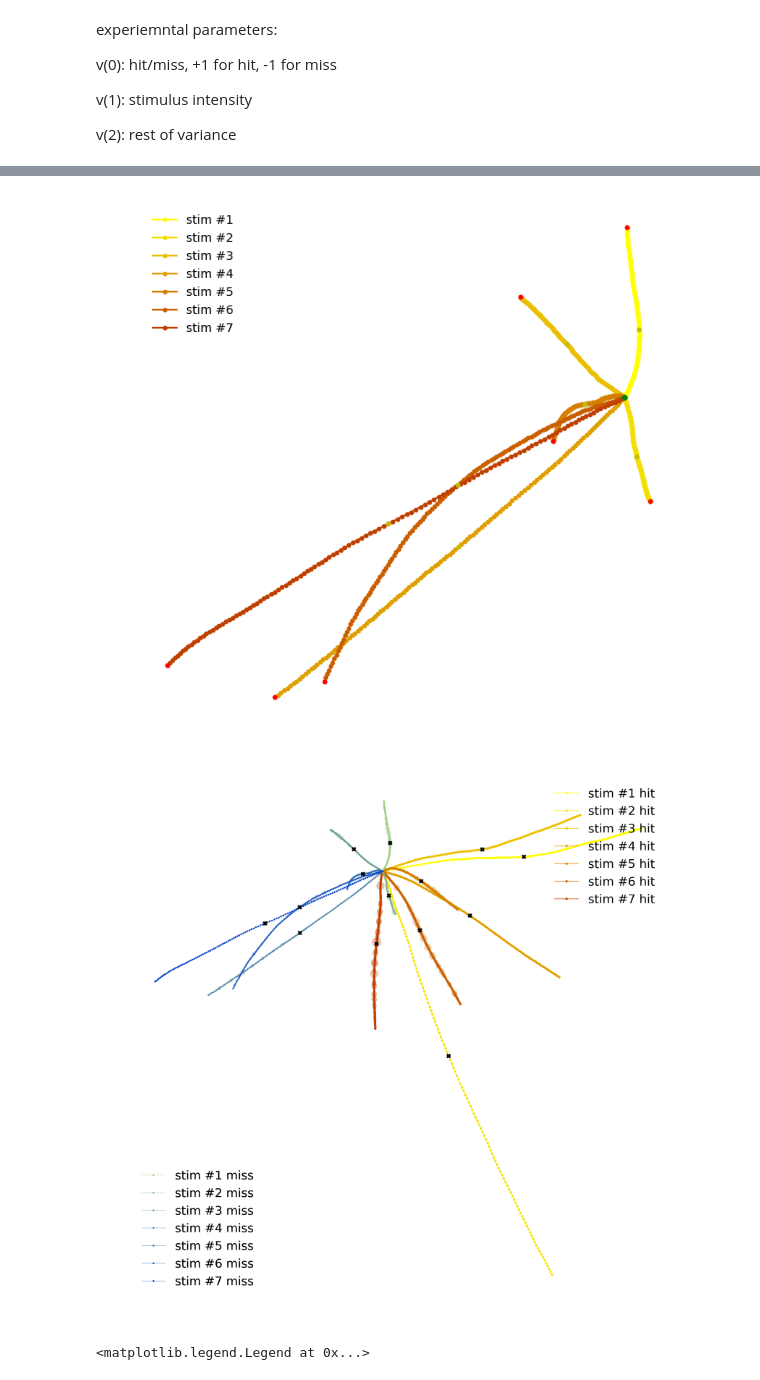
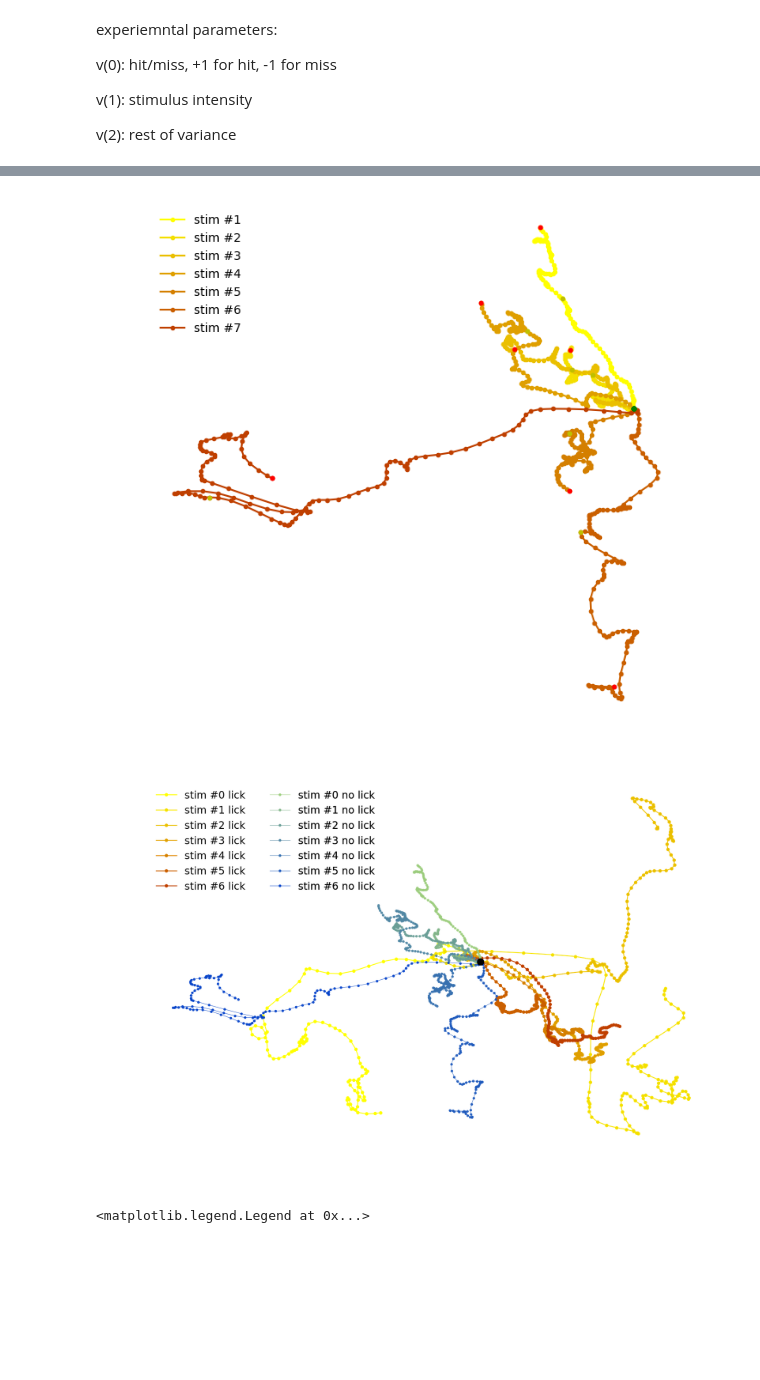
Before and after one commit to ge00rg/LabRotSprekeler, a Jupyter notebook: Regression.ipynb, the cells around one changed output, grey strips where cells are left out. Saved outputs shown, nothing was run; the diff lists cells and outputs as text; code cells hidden in the pictures; blank space fills up the shorter version.

```diff
--- a/Regression.ipynb
+++ b/Regression.ipynb
@@ -257,7 +257,7 @@ def filter_c(meta, data, hit, stim_id):
 
     return data[trials_mask]
 # %%
-meta, data = preprocessing(filelist[2], time='full', windows=None, z_score=True, smooth=True, bl=True, leak=None, csum=True)
+meta, data = preprocessing(filelist[2], time='full', windows=None, z_score=True, smooth=True, bl=True, leak=None, csum=False)
 # %%
 beta = get_betas(meta, data)
 beta_re = np.transpose(beta, axes=(2,1,0))
@@ -391,7 +391,7 @@ for i in range(7):
 
     plt.legend(frameon=False)
 # %% [output]
-[figure, old version]
+[figure, new version]
 # %%
 x_ground = choice[0][58]
 y_ground = intensity[0][58]
@@ -400,7 +400,7 @@ colors = ['#BF3F00', '#CA5F00', '#D47F00', '#DF9F00', '#EABF00', '#F4DF00', '#FF
 colors_m = ['#0542C7', '#1E59BB', '#3770AF', '#5187A3', '#6A9E96', '#83B58A', '#9CCC7E'][::-1]
 
 #plt.figure(figsize=(8,8), dpi=100, frameon=False)
-fig, ax = plt.subplots(figsize=(8,8), dpi=400)
+fig, ax = plt.subplots( dpi=400)
 ax.axis('off')
 hit_labels = []
 miss_labels = []
@@ -409,45 +409,48 @@ for i in range(7):
     d = i+7
 
     diffx = choice[i][58] - x_ground
     diffy = intensity[i][58] - y_ground
 
     diffxx = choice[i+7][58] - x_ground
     diffyy = intensity[i+7][58] - y_ground
 
     #diffx = 0
     #diffy = 0
     #diffxx = 0
     #diffyy = 0
 
     a = avs[i] != 0
 
-    plt.scatter(choice[c][116]-diffx, intensity[c][116]-diffy, marker='x', zorder=4, color='black', s=8)
-    plt.scatter(choice[d][116]-diffxx, intensity[d][116]-diffyy, marker='x', zorder=4, color='black', s=8)
+    #plt.scatter(choice[c][116]-diffx, intensity[c][116]-diffy, marker='x', zorder=4, color='black', s=8)
+    #plt.scatter(choice[d][116]-diffxx, intensity[d][116]-diffyy, marker='x', zorder=4, color='black', s=8)
 
-    h, = plt.plot(choice[c][58:]-diffx, intensity[c][58:]-diffy, marker='o', linewidth=0.5, markersize=1, color=colors[i], zorder=1, label='stim #{} hit'.format(i+1))
-    plt.scatter(choice[c][58:]-diffx, intensity[c][58:]-diffy, s=avs[i][58:]**2, edgecolor='none', color=colors[i], alpha=0.3, zorder=1)
-    plt.scatter(choice[d][58:]-diffxx, intensity[d][58:]-diffyy, s=avs[d][58:]**2, edgecolor='none', color=colors_m[i], alpha=0.3, zorder=1)
-    m, = plt.plot(choice[d][58:]-diffxx, intensity[d][58:]-diffyy, marker='o', linewidth=0.2, markersize=0.5, color=colors_m[i], zorder=2, label='stim #{} miss'.format(i+1))
-    hit_labels.append('stim #{} hit'.format(i+1))
-    miss_labels.append('stim #{} miss'.format(i+1))
+    h, = plt.plot(choice[c][58:]-diffx, intensity[c][58:]-diffy, marker='o', linewidth=0.5, markersize=1, color=colors[i], zorder=1, label='stim #{} lick'.format(i))
+    #plt.scatter(choice[c][58:]-diffx, intensity[c][58:]-diffy, s=avs[i][58:]**2, edgecolor='none', color=colors[i], alpha=0.3, zorder=1)
+    #plt.scatter(choice[d][58:]-diffxx, intensity[d][58:]-diffyy, s=avs[d][58:]**2, edgecolor='none', color=colors_m[i], alpha=0.3, zorder=1)
+    m, = plt.plot(choice[d][58:]-diffxx, intensity[d][58:]-diffyy, marker='o', linewidth=0.2, markersize=0.5, color=colors_m[i], zorder=2, label='stim #{} no lick'.format(i))
+    hit_labels.append('stim #{} lick'.format(i))
+    miss_labels.append('stim #{} no lick'.format(i))
+
+    plt.scatter(choice[c][58]-diffx, intensity[c][58]-diffy, color='black', s=10, zorder=5)
+
     #plt.scatter(choice[c][58]-diffx, intensity[c][58]-diffy, color='g', s=10, zorder=2)
     #plt.scatter(choice[c][116]-diffx, intensity[c][116]-diffy, color='y', s=10, zorder=2)
     #plt.scatter(choice[c][179]-diffx, intensity[c][179]-diffy, color='r', s=10, zorder=2)
 #first_legend = plt.legend(hits[0],['asd', 'as', 'a', 'a', 'a', 'a,', 'a'])
 #plt.legend(hits[0] for h in hits)
 #plt.gca().add_artist(first_legend)
 #plt.plot(xx,yy)
 lines = ax.get_lines()
-legend1 = plt.legend([lines[i] for i in [0,2,4, 6, 8, 10, 12]], hit_labels, loc=1)
-legend2 = plt.legend([lines[i] for i in [1,3,5, 7, 9, 11, 13]], miss_labels, loc=3)
+legend1 = plt.legend([lines[i] for i in [0,2,4, 6, 8, 10, 12]], hit_labels, loc=2, fontsize=6)
+legend2 = plt.legend([lines[i] for i in [1,3,5, 7, 9, 11, 13]], miss_labels, loc=2, fontsize=6, bbox_to_anchor=[0.2,1])
 ax.add_artist(legend1)
 ax.add_artist(legend2)
 legend1.set_frame_on(False)
 legend2.set_frame_on(False)
 
-fig.savefig('reg_sum.png')
+fig.savefig('reg.png')
 # %% [output]
-[figure, old version]
+[figure, new version]
 # %%
 beta_tilde = np.zeros((2, beta_pca.shape[1], beta_pca.shape[2]))
 for t in range(beta_pca.shape[1]):
```
Also changed, not shown: parts of 10 cells of this notebook, 29 other files.
